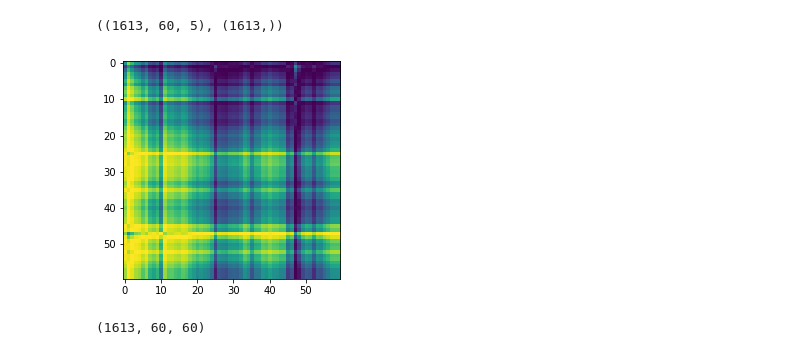
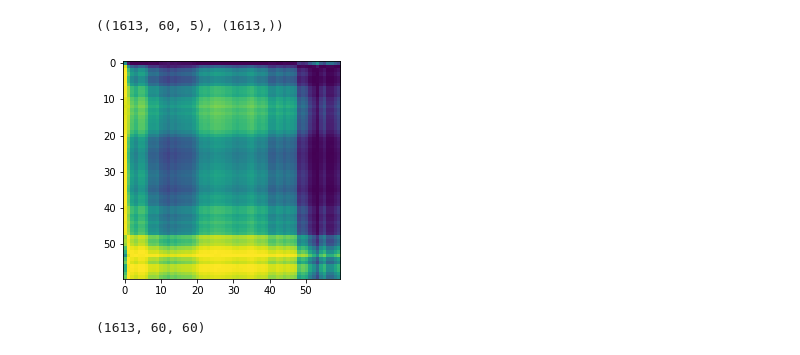
Before and after one commit to DannyAndres/seminario, a Jupyter notebook: MLP-GAF-Timeseries.ipynb, the cells around one changed output. Saved outputs shown, nothing was run; the diff lists cells and outputs as text; code cells hidden in the pictures.

```diff
--- a/MLP-GAF-Timeseries.ipynb
+++ b/MLP-GAF-Timeseries.ipynb
@@ -49,11 +53,11 @@ x_train.shape, y_train.shape
 # %% [output]
 ((1613, 60, 5), (1613,))
 # %%
-gadfImage = create_gaf(x_test[0]) # first image
+gadfImage = create_gaf(x_train[0]) # first image
 plt.imshow(gadfImage, interpolation='nearest')
 plt.show()
 # %% [output]
-[figure, old version]
+[figure, new version]
 # %%
 gadf_training = []
 
```
Also changed, not shown: parts of 16 cells of this notebook, 3 other files.
